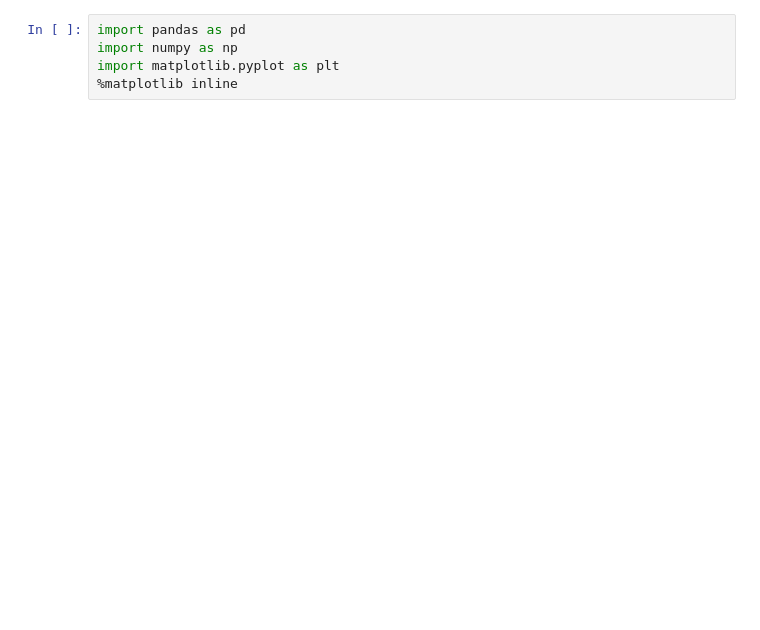
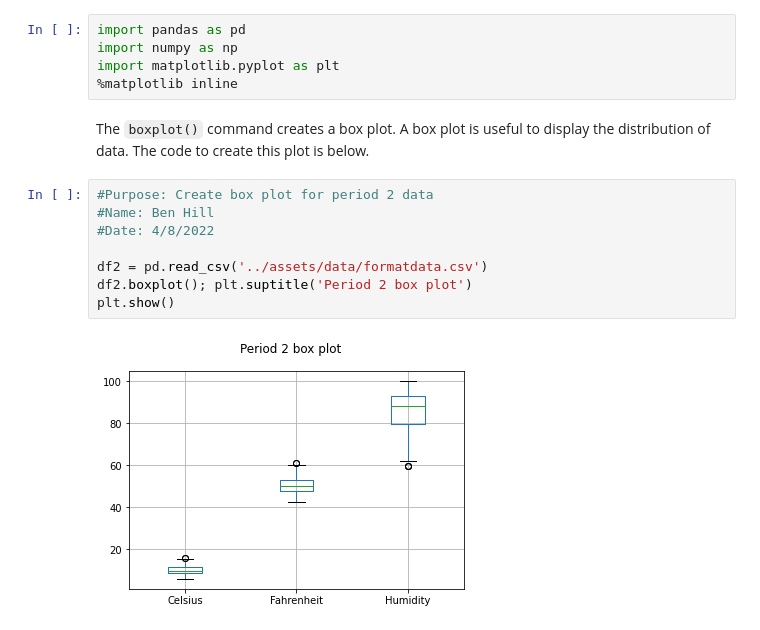
Before and after one commit to ben-hill33/weather-api, a Jupyter notebook: mod_5/extractedDataVis.ipynb, the cells around one changed output. Saved outputs shown, nothing was run; the diff lists cells and outputs as text; blank space fills up the shorter version.

Commit message:
Adding custom boxplot

```diff
--- a/mod_5/extractedDataVis.ipynb
+++ b/mod_5/extractedDataVis.ipynb
@@ -3,3 +3,15 @@ import pandas as pd
 import numpy as np
 import matplotlib.pyplot as plt
 %matplotlib inline
+# %% [markdown]
+The `boxplot()` command creates a box plot. A box plot is useful to display the distribution of data. The code to create this plot is below.
+# %%
+#Purpose: Create box plot for period 2 data
+#Name: Ben Hill
+#Date: 4/8/2022
+
+df2 = pd.read_csv('../assets/data/formatdata.csv')
+df2.boxplot(); plt.suptitle('Period 2 box plot')
+plt.show()
+# %% [output]
+[figure, added]
```
Also changed, not shown: parts of 20 cells of this notebook, 8 other files.
